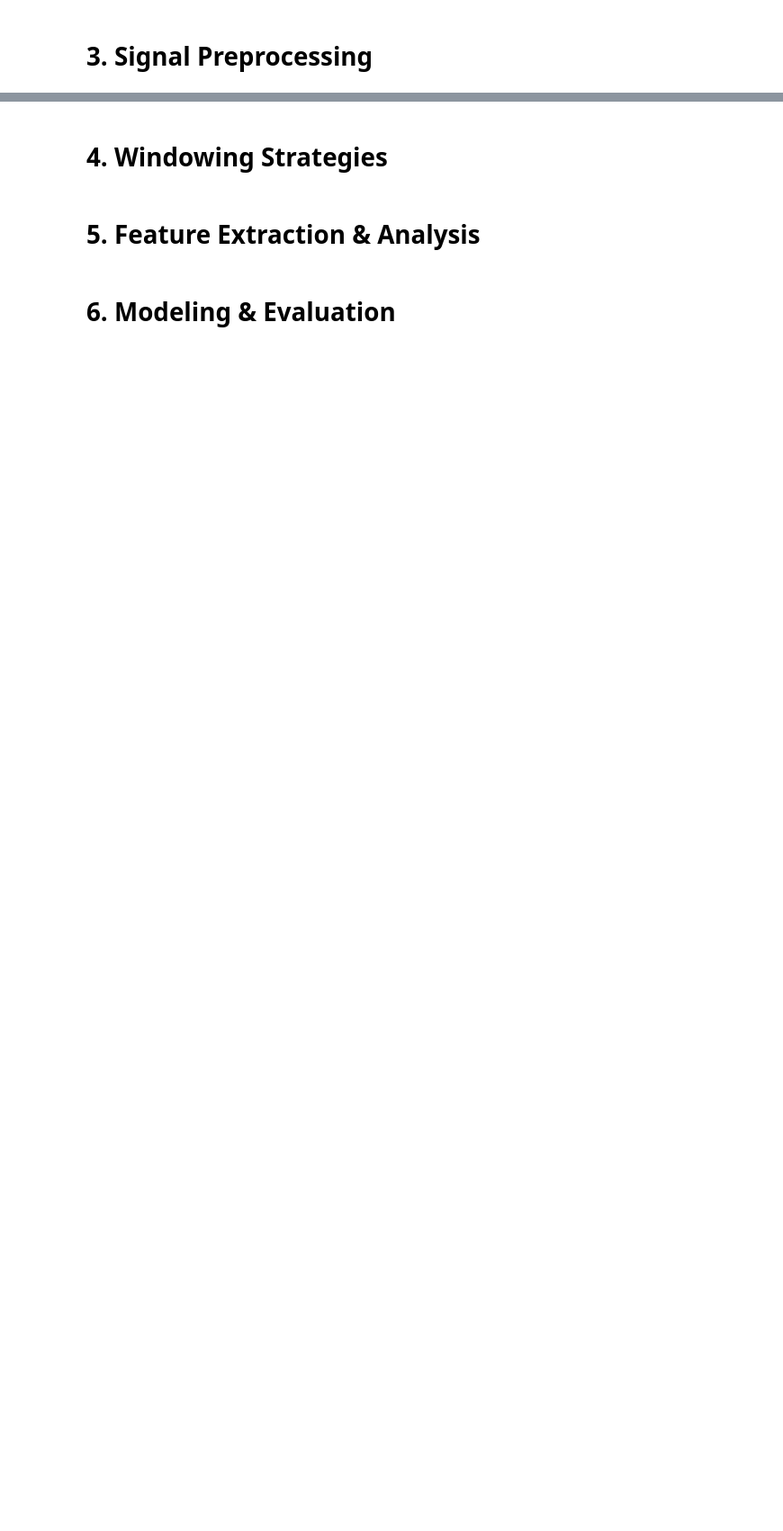
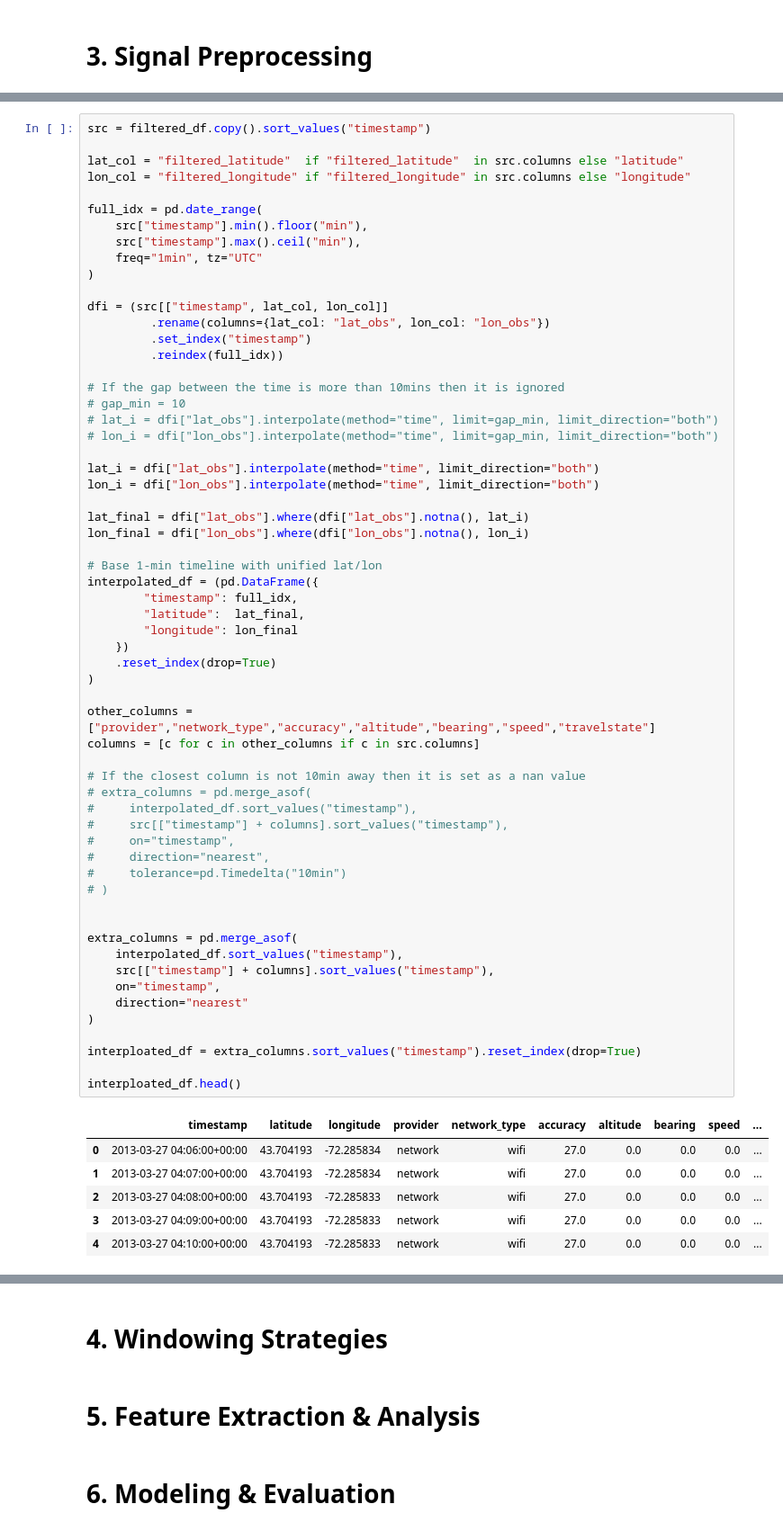
Before and after one commit to Castellanos02/cs286_demo, a Jupyter notebook: demo1.ipynb, the cells around one changed output, grey strips where cells are left out. Shown at 90% size. Drawn from its saved outputs; the diff is of its cells as text; blank space fills up the shorter version.

```diff
--- a/demo1.ipynb
+++ b/demo1.ipynb
@@ -299,0 +229,67 @@ plt.show()
+# %%
+src = filtered_df.copy().sort_values("timestamp")
+
+lat_col = "filtered_latitude"  if "filtered_latitude"  in src.columns else "latitude"
+lon_col = "filtered_longitude" if "filtered_longitude" in src.columns else "longitude"
+
+full_idx = pd.date_range(
+    src["timestamp"].min().floor("min"),
+    src["timestamp"].max().ceil("min"),
+    freq="1min", tz="UTC"
+)
+
+dfi = (src[["timestamp", lat_col, lon_col]]
+         .rename(columns={lat_col: "lat_obs", lon_col: "lon_obs"})
+         .set_index("timestamp")
+         .reindex(full_idx))
+
+# If the gap between the time is more than 10mins then it is ignored
+# gap_min = 10
+# lat_i = dfi["lat_obs"].interpolate(method="time", limit=gap_min, limit_direction="both")
+# lon_i = dfi["lon_obs"].interpolate(method="time", limit=gap_min, limit_direction="both")
+
+lat_i = dfi["lat_obs"].interpolate(method="time", limit_direction="both")
+lon_i = dfi["lon_obs"].interpolate(method="time", limit_direction="both")
+
+lat_final = dfi["lat_obs"].where(dfi["lat_obs"].notna(), lat_i)
+lon_final = dfi["lon_obs"].where(dfi["lon_obs"].notna(), lon_i)
+
+# Base 1-min timeline with unified lat/lon
+interpolated_df = (pd.DataFrame({
+        "timestamp": full_idx,
+        "latitude":  lat_final,
+        "longitude": lon_final
+    })
+    .reset_index(drop=True)
+)
+
+other_columns = ["provider","network_type","accuracy","altitude","bearing","speed","travelstate"]
+columns = [c for c in other_columns if c in src.columns]
+
+# If the closest column is not 10min away then it is set as a nan value
+# extra_columns = pd.merge_asof(
+#     interpolated_df.sort_values("timestamp"),
+#     src[["timestamp"] + columns].sort_values("timestamp"),
+#     on="timestamp",
+#     direction="nearest",
+#     tolerance=pd.Timedelta("10min")
+# )
+
+
+extra_columns = pd.merge_asof(
+    interpolated_df.sort_values("timestamp"),
+    src[["timestamp"] + columns].sort_values("timestamp"),
+    on="timestamp",
+    direction="nearest"
+)
+
+interploated_df = extra_columns.sort_values("timestamp").reset_index(drop=True)
+
+interploated_df.head()
+# %% [output]
+|  | timestamp | latitude | longitude | provider | network_type | accuracy | altitude | bearing | speed | ... |
+| 0 | 2013-03-27 04:06:00+00:00 | 43.704193 | -72.285834 | network | wifi | 27.0 | 0.0 | 0.0 | 0.0 | ... |
+| 1 | 2013-03-27 04:07:00+00:00 | 43.704193 | -72.285834 | network | wifi | 27.0 | 0.0 | 0.0 | 0.0 | ... |
+| 2 | 2013-03-27 04:08:00+00:00 | 43.704193 | -72.285833 | network | wifi | 27.0 | 0.0 | 0.0 | 0.0 | ... |
+| 3 | 2013-03-27 04:09:00+00:00 | 43.704193 | -72.285833 | network | wifi | 27.0 | 0.0 | 0.0 | 0.0 | ... |
+| 4 | 2013-03-27 04:10:00+00:00 | 43.704193 | -72.285833 | network | wifi | 27.0 | 0.0 | 0.0 | 0.0 | ... |
```
Also changed, not shown: parts of 4 cells of this notebook.
